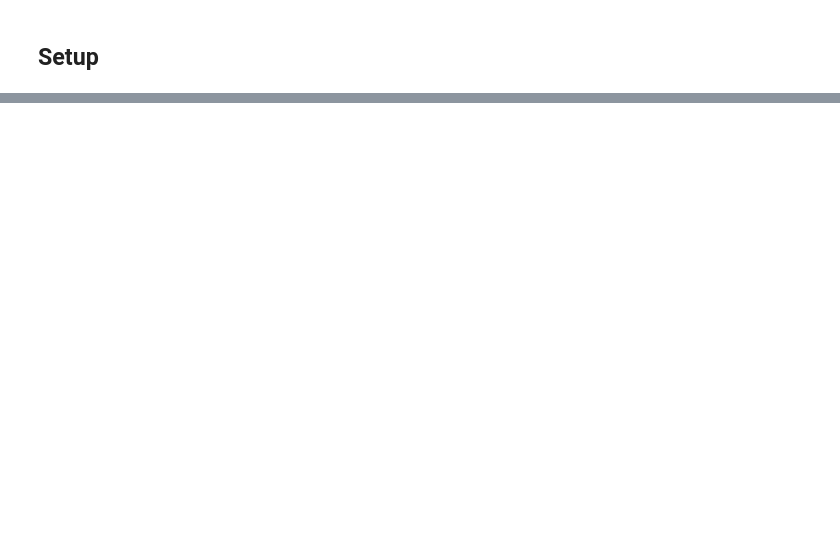
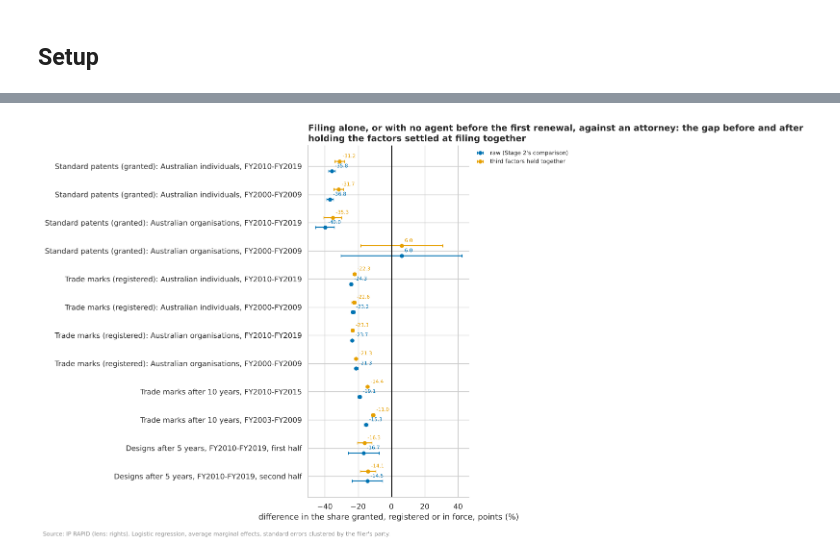
Before and after one commit to Thomas-Amann-IPAustralia/Aus-GII-Breakdown, a Jupyter notebook: analysis/notebooks/03_multivariate.ipynb, the cells around one changed output, grey strips where cells are left out. Saved outputs shown, nothing was run; the diff lists cells and outputs as text; code cells hidden in the pictures; blank space fills up the shorter version.

```diff
--- a/analysis/notebooks/03_multivariate.ipynb
+++ b/analysis/notebooks/03_multivariate.ipynb
@@ -165,0 +389,18 @@ against a simple seasonal benchmark that any model must beat.
+# %%
+# the main reading of each sample (the rows with a field, examined or by filer type are in the tables above)
+main = pd.concat([rep, renew])
+main = main[~main.index.str.contains(", with a field|, examined|, individuals$|, organisations$", regex=True)]
+fig = multi.effects_chart(
+    main,
+    title="Filing alone, or with no agent before the first renewal, against an attorney: the gap before and after\n"
+    "holding the factors settled at filing together",
+    xlabel="difference in the share granted, registered or in force, points",
+    raw_name="raw (Stage 2's comparison)",
+)
+style.source(
+    fig,
+    "IP RAPID (lens: rights). Logistic regression, average marginal effects, standard errors clustered by the filer's"
+    " party.",
+)
+# %% [output]
+[figure, added]
```
Also changed, not shown: parts of 58 cells of this notebook, 12 other files.
